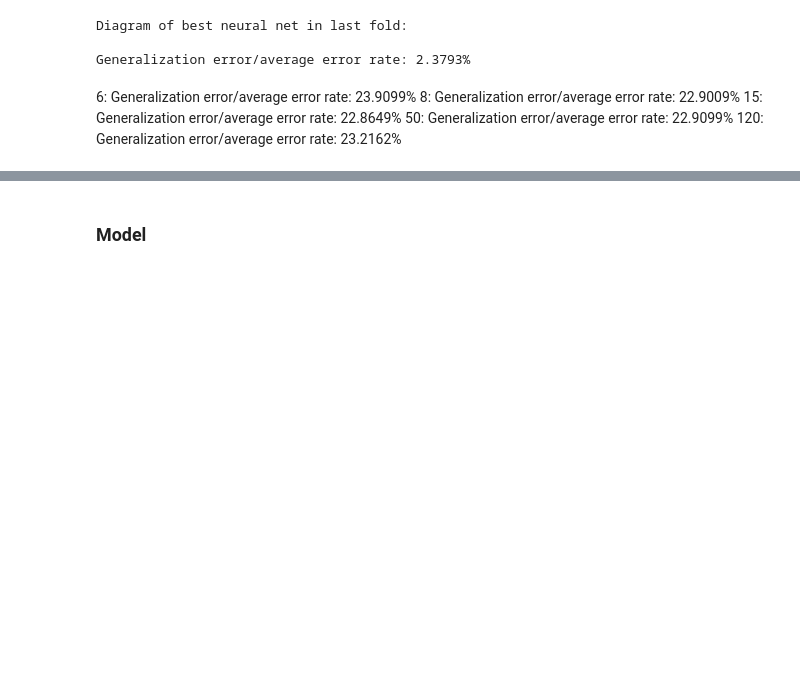
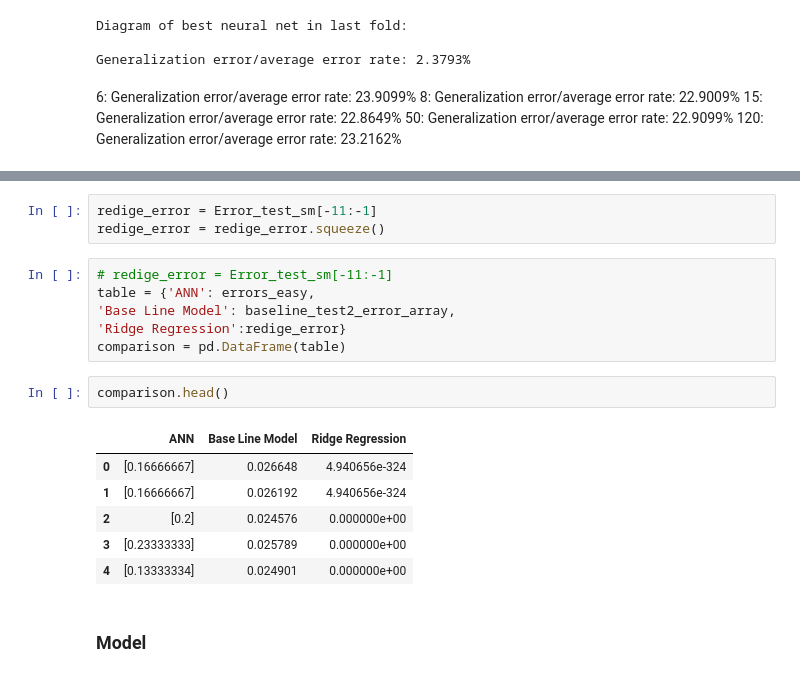
Before and after one commit to WizenPainter/DTU-02450, a Jupyter notebook: Assignment 1/project.ipynb, the cells around one changed output, grey strips where cells are left out. Saved outputs shown, nothing was run; the diff lists cells and outputs as text; blank space fills up the shorter version.

```diff
--- a/Assignment 1/project.ipynb
+++ b/Assignment 1/project.ipynb
@@ -1028,3 +1053,21 @@ Generalization error/average error rate: 17.8391%
+# %%
+redige_error = Error_test_sm[-11:-1]
+redige_error = redige_error.squeeze()
+# %%
+# redige_error = Error_test_sm[-11:-1]
+table = {'ANN': errors_easy,
+'Base Line Model': baseline_test2_error_array,
+'Ridge Regression':redige_error}
+comparison = pd.DataFrame(table)
+# %%
+comparison.head()
+# %% [output]
+|  | ANN | Base Line Model | Ridge Regression |
+| 0 | [0.16666667] | 0.026648 | 4.940656e-324 |
+| 1 | [0.16666667] | 0.026192 | 4.940656e-324 |
+| 2 | [0.2] | 0.024576 | 0.000000e+00 |
+| 3 | [0.23333333] | 0.025789 | 0.000000e+00 |
+| 4 | [0.13333334] | 0.024901 | 0.000000e+00 |
 # %% [markdown]
 ### Model
 # %%
```
Also changed, not shown: parts of 6 cells of this notebook.
